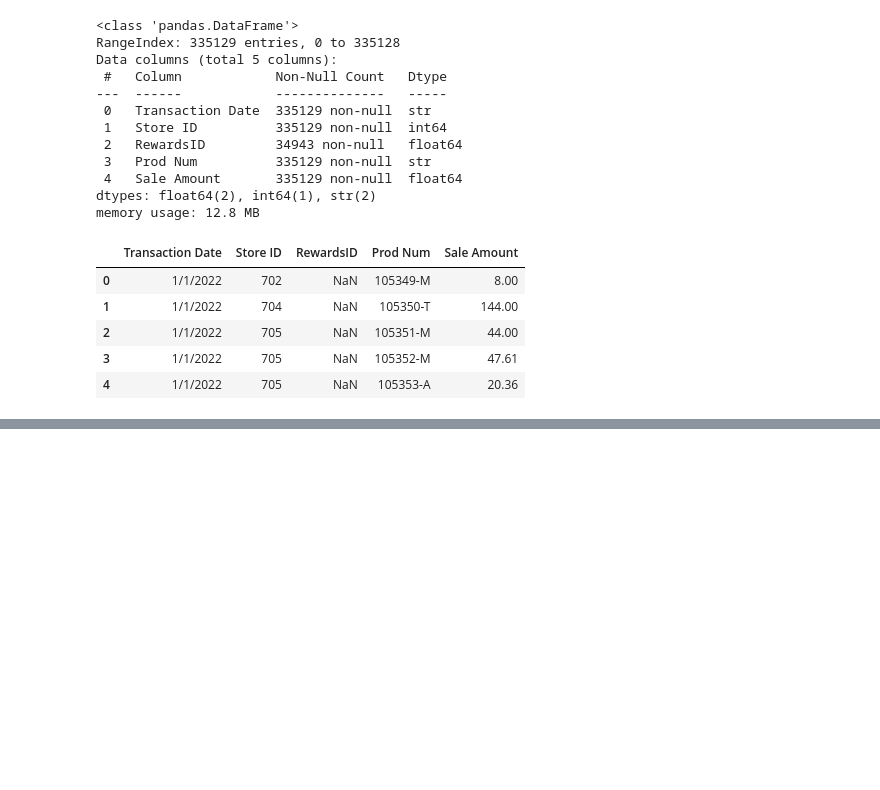
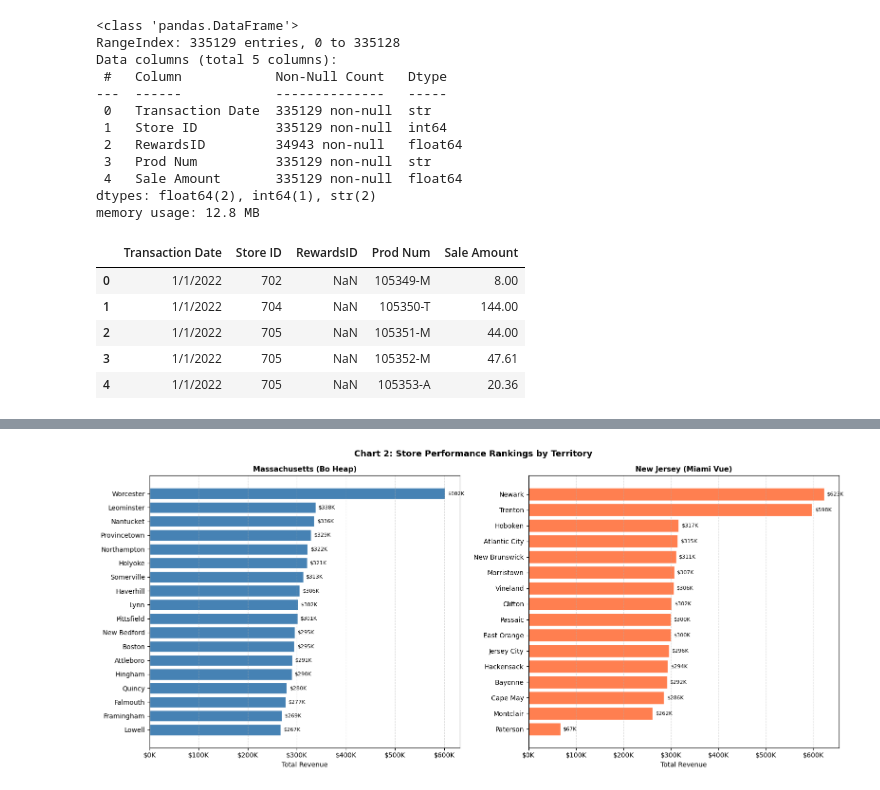
Before and after one commit to Samiaomer/Capstone_2, a Jupyter notebook: omer_sales_analysis.ipynb, the cells around one changed output, grey strips where cells are left out. Drawn from its saved outputs; the diff is of its cells as text; code cells hidden in the pictures; blank space fills up the shorter version.

```diff
--- a/omer_sales_analysis.ipynb
+++ b/omer_sales_analysis.ipynb
@@ -171,0 +356,15 @@ df_sales.head()
+# %%
+# Reusable function: rank stores by total revenue for a given territory
+def rank_stores(df_sales, stores):
+    ranked = df_sales.groupby('Store ID').agg(
+        Total_Revenue=('Sale Amount', 'sum'),
+        Transactions=('Sale Amount', 'count'),
+        Avg_Sale=('Sale Amount', 'mean')
+    ).reset_index()
+    ranked = ranked.merge(stores[['Store ID', 'Store Location']], on='Store ID')
+    ranked = ranked.sort_values('Total_Revenue', ascending=False).reset_index(drop=True)
+    ranked.index += 1  # Rank starts at 1
+    return ranked
+
+ma_ranked = rank_stores(df_ma, ma_stores)
+nj_ranked = rank_stores(df_nj, nj_stores)
@@ -171,0 +427,33 @@ df_sales.head()
+# %%
+# Chart 2: Store Revenue Rankings - side-by-side horizontal bar charts (comparison)
+fig, (ax1, ax2) = plt.subplots(1, 2, figsize=(16, 7))
+
+# Massachusetts
+ma_plot = ma_ranked.sort_values('Total_Revenue')
+ax1.barh(ma_plot['Store Location'], ma_plot['Total_Revenue'],
+         color='steelblue', edgecolor='white')
+ax1.xaxis.set_major_formatter(mticker.FuncFormatter(lambda x, _: f'${x/1e3:.0f}K'))
+ax1.set_title('Massachusetts (Bo Heap)', fontweight='bold', fontsize=11)
+ax1.set_xlabel('Total Revenue')
+ax1.bar_label(ax1.containers[0],
+              labels=[f'${v/1e3:.0f}K' for v in ma_plot['Total_Revenue']],
+              padding=4, fontsize=8)
+ax1.grid(axis='x', linestyle='--', alpha=0.4)
+
+# New Jersey
+nj_plot = nj_ranked.sort_values('Total_Revenue')
+ax2.barh(nj_plot['Store Location'], nj_plot['Total_Revenue'],
+         color='coral', edgecolor='white')
+ax2.xaxis.set_major_formatter(mticker.FuncFormatter(lambda x, _: f'${x/1e3:.0f}K'))
+ax2.set_title('New Jersey (Miami Vue)', fontweight='bold', fontsize=11)
+ax2.set_xlabel('Total Revenue')
+ax2.bar_label(ax2.containers[0],
+              labels=[f'${v/1e3:.0f}K' for v in nj_plot['Total_Revenue']],
+              padding=4, fontsize=8)
+ax2.grid(axis='x', linestyle='--', alpha=0.4)
+
+plt.suptitle('Chart 2: Store Performance Rankings by Territory', fontsize=13, fontweight='bold')
+plt.tight_layout()
+plt.show()
+# %% [output]
+[figure, added]
```
Also changed, not shown: parts of 42 cells of this notebook.
